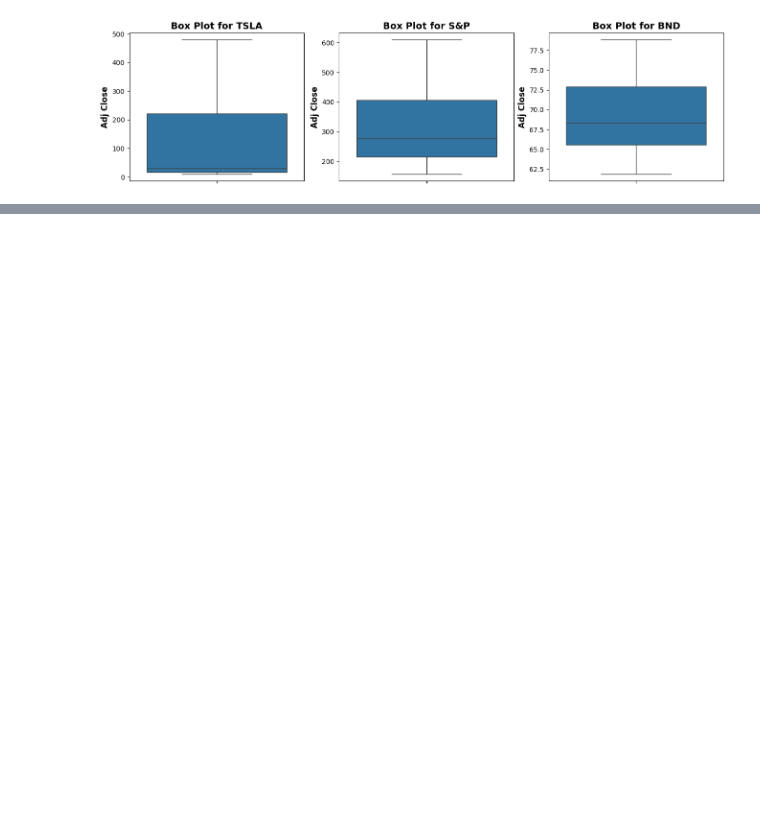
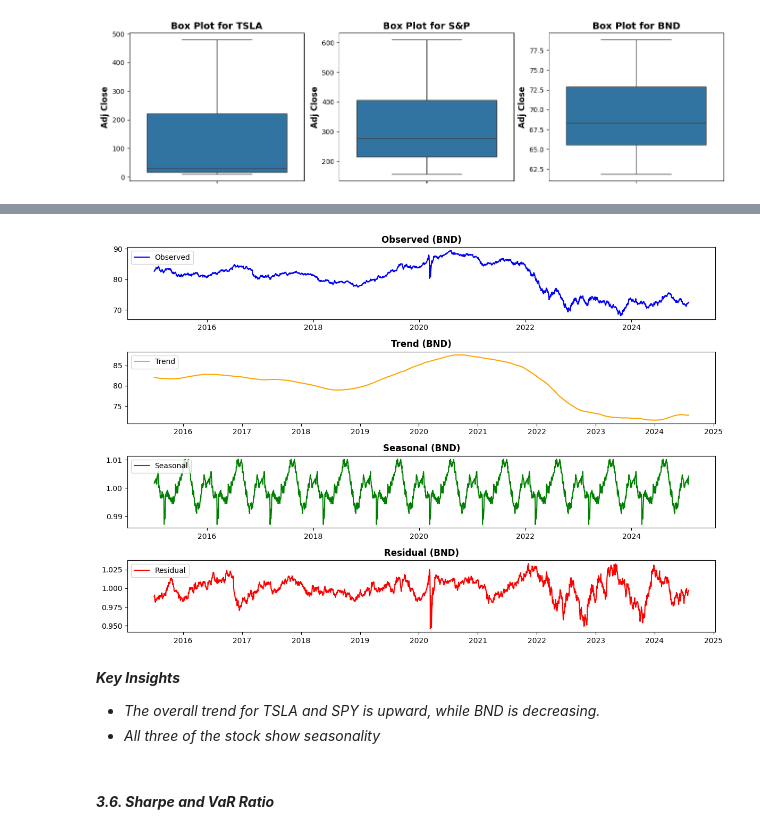
Before and after one commit to wastb/KIAM-Week11, a Jupyter notebook: notebooks/EDA.ipynb, the cells around one changed output, grey strips where cells are left out. Saved outputs shown, nothing was run; the diff lists cells and outputs as text; code cells hidden in the pictures; blank space fills up the shorter version.

```diff
--- a/notebooks/EDA.ipynb
+++ b/notebooks/EDA.ipynb
@@ -267,3 +300,15 @@ da.seasonal_decomposition()
+# %%
+#Seasonal decomposition for BND
+da.seasonal_decomposition_bnd()
+# %% [output]
+[figure, added]
+# %% [markdown]
+***Key Insights***
+
+- *The overall trend for TSLA and SPY is upward, while BND is decreasing.*
+- *All three of the stock show seasonality*
+# %% [markdown]
+#### ***3.6. Sharpe and VaR Ratio***
 # %%
 #SHARPE ratio Annual
 #Define the risk free rate
```
Also changed, not shown: parts of 24 cells of this notebook, 1 other file.
